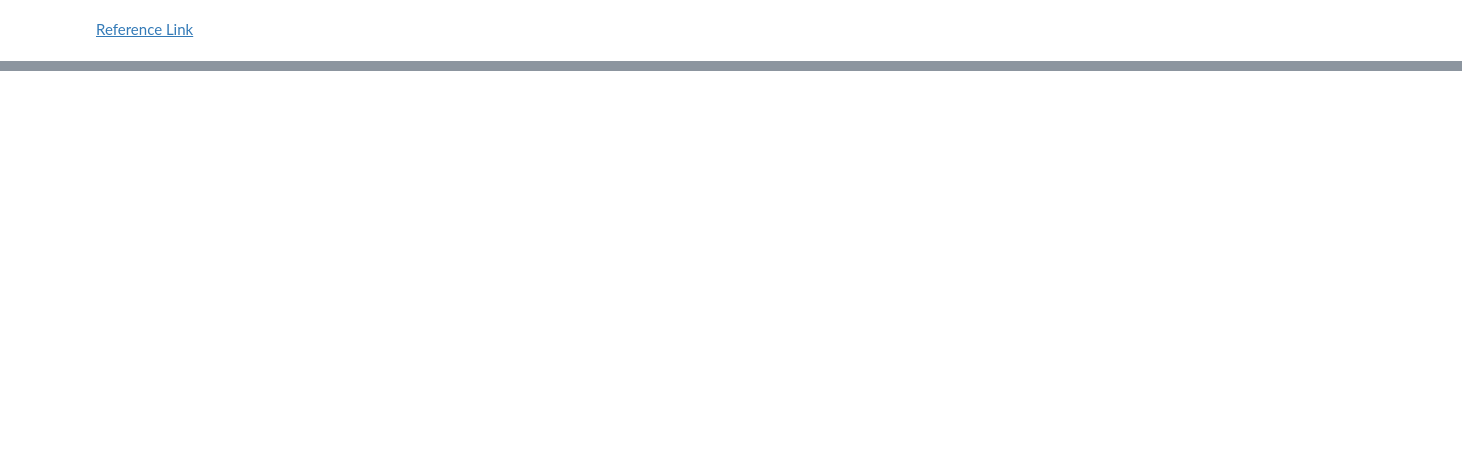
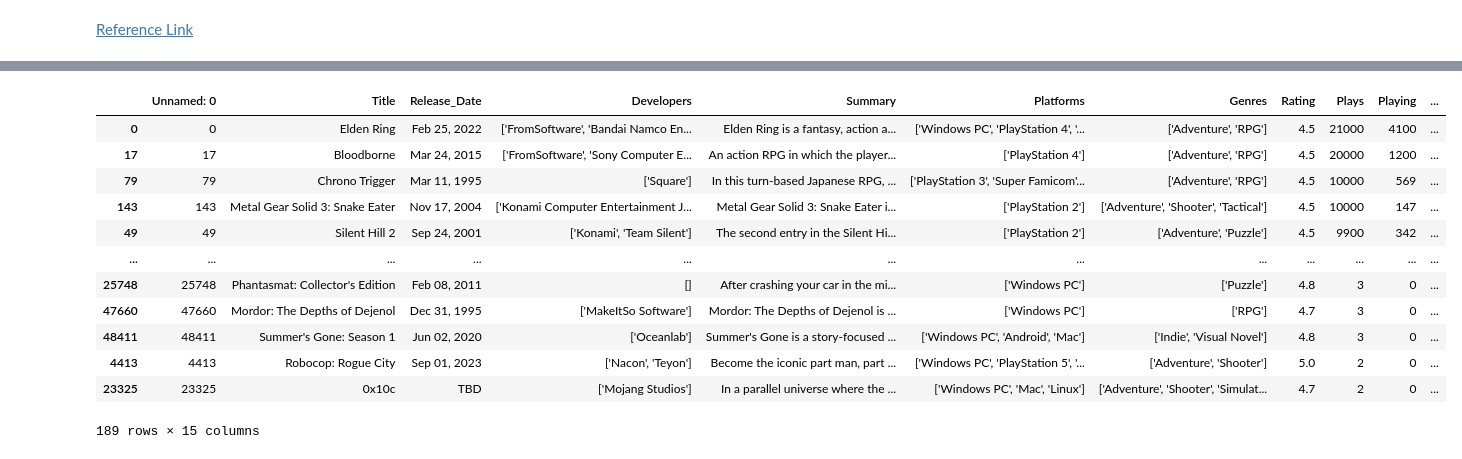
Before and after one commit to KanonKC/01204465-Data-Mining, a Jupyter notebook: Week 4/Homework-2/homework4_2.ipynb, the cells around one changed output, grey strips where cells are left out. Drawn from its saved outputs; the diff is of its cells as text; code cells hidden in the pictures; blank space fills up the shorter version.

```diff
--- a/Week 4/Homework-2/homework4_2.ipynb
+++ b/Week 4/Homework-2/homework4_2.ipynb
@@ -76,0 +92,23 @@ for colX in numericalDataset:
+# %%
+df_highRate = df[df['Rating'] >= 4.5]
+df_highRate = df_highRate.sort_values(by='Plays', ascending=False)
+df_highRate
+# countByGenres = df_2023.groupby("Genres")["Rating"].count()
+# countByGenres.sort_values(ascending=True, inplace=True)
+
+# # plot bar chart horizontal
+# countByGenres.plot(kind="barh", figsize=(10, 10), color="green")
+# %% [output]
+|  | Unnamed: 0 | Title | Release_Date | Developers | Summary | Platforms | Genres | Rating | Plays | Playing | ... |
+| 0 | 0 | Elden Ring | Feb 25, 2022 | ['FromSoftware', 'Bandai Namco En... | Elden Ring is a fantasy, action a... | ['Windows PC', 'PlayStation 4', '... | ['Adventure', 'RPG'] | 4.5 | 21000 | 4100 | ... |
+| 17 | 17 | Bloodborne | Mar 24, 2015 | ['FromSoftware', 'Sony Computer E... | An action RPG in which the player... | ['PlayStation 4'] | ['Adventure', 'RPG'] | 4.5 | 20000 | 1200 | ... |
+| 79 | 79 | Chrono Trigger | Mar 11, 1995 | ['Square'] | In this turn-based Japanese RPG, ... | ['PlayStation 3', 'Super Famicom'... | ['Adventure', 'RPG'] | 4.5 | 10000 | 569 | ... |
+| 143 | 143 | Metal Gear Solid 3: Snake Eater | Nov 17, 2004 | ['Konami Computer Entertainment J... | Metal Gear Solid 3: Snake Eater i... | ['PlayStation 2'] | ['Adventure', 'Shooter', 'Tactical'] | 4.5 | 10000 | 147 | ... |
+| 49 | 49 | Silent Hill 2 | Sep 24, 2001 | ['Konami', 'Team Silent'] | The second entry in the Silent Hi... | ['PlayStation 2'] | ['Adventure', 'Puzzle'] | 4.5 | 9900 | 342 | ... |
+| ... | ... | ... | ... | ... | ... | ... | ... | ... | ... | ... | ... |
+| 25748 | 25748 | Phantasmat: Collector's Edition | Feb 08, 2011 | [] | After crashing your car in the mi... | ['Windows PC'] | ['Puzzle'] | 4.8 | 3 | 0 | ... |
+| 47660 | 47660 | Mordor: The Depths of Dejenol | Dec 31, 1995 | ['MakeItSo Software'] | Mordor: The Depths of Dejenol is ... | ['Windows PC'] | ['RPG'] | 4.7 | 3 | 0 | ... |
+| 48411 | 48411 | Summer's Gone: Season 1 | Jun 02, 2020 | ['Oceanlab'] | Summer's Gone is a story-focused ... | ['Windows PC', 'Android', 'Mac'] | ['Indie', 'Visual Novel'] | 4.8 | 3 | 0 | ... |
+| 4413 | 4413 | Robocop: Rogue City | Sep 01, 2023 | ['Nacon', 'Teyon'] | Become the iconic part man, part ... | ['Windows PC', 'PlayStation 5', '... | ['Adventure', 'Shooter'] | 5.0 | 2 | 0 | ... |
+| 23325 | 23325 | 0x10c | TBD | ['Mojang Studios'] | In a parallel universe where the ... | ['Windows PC', 'Mac', 'Linux'] | ['Adventure', 'Shooter', 'Simulat... | 4.7 | 2 | 0 | ... |
+189 rows × 15 columns
```
Also changed, not shown: parts of 17 cells of this notebook, 7 other files.
